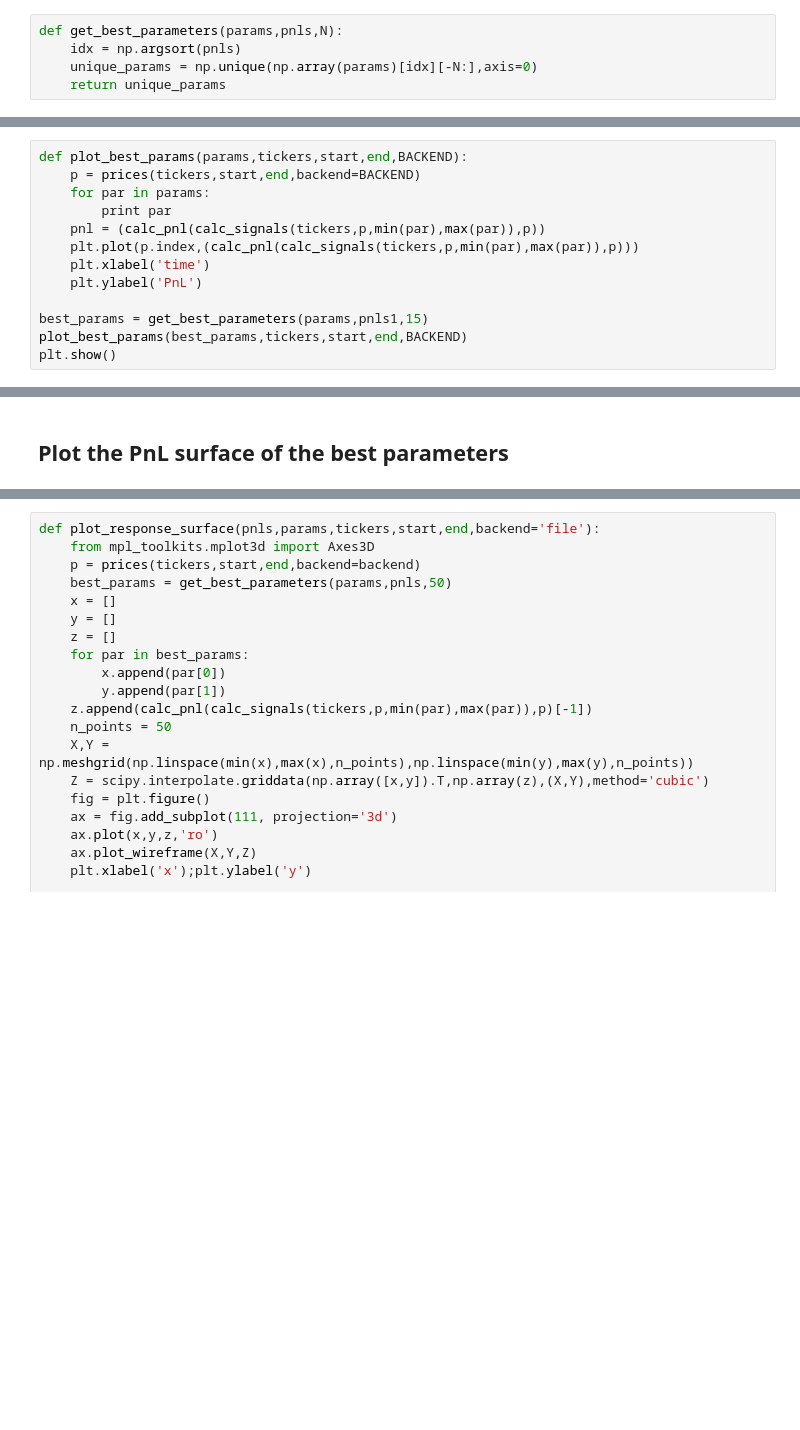
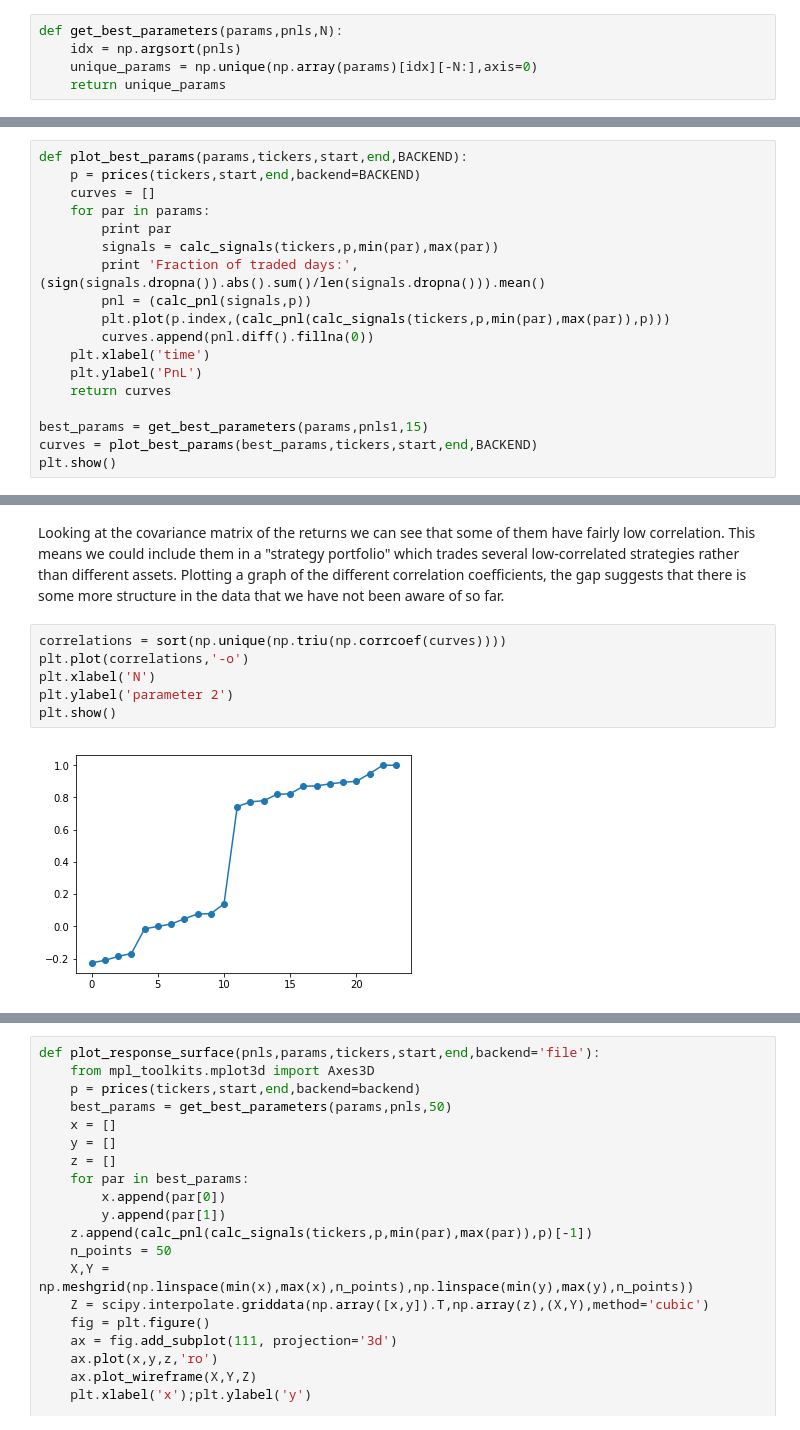
Before and after one commit to aaaquants/QuantBasics1-4, a Jupyter notebook: quant_basics.ipynb, the cells around one changed output, grey strips where cells are left out. Cells and saved outputs as stored; diff of their text form; blank space fills up the shorter version.

Commit message:
Adding traded day fractions

```diff
--- a/quant_basics.ipynb
+++ b/quant_basics.ipynb
@@ -414,15 +420,20 @@ def get_best_parameters(params,pnls,N):
 # %%
 def plot_best_params(params,tickers,start,end,BACKEND):
     p = prices(tickers,start,end,backend=BACKEND)
+    curves = []
     for par in params:
         print par
-	pnl = (calc_pnl(calc_signals(tickers,p,min(par),max(par)),p))
-	plt.plot(p.index,(calc_pnl(calc_signals(tickers,p,min(par),max(par)),p)))
+        signals = calc_signals(tickers,p,min(par),max(par))
+        print 'Fraction of traded days:',(sign(signals.dropna()).abs().sum()/len(signals.dropna())).mean()
+        pnl = (calc_pnl(signals,p))
+        plt.plot(p.index,(calc_pnl(calc_signals(tickers,p,min(par),max(par)),p)))
+        curves.append(pnl.diff().fillna(0))
     plt.xlabel('time')
     plt.ylabel('PnL')
+    return curves
 
 best_params = get_best_parameters(params,pnls1,15)
-plot_best_params(best_params,tickers,start,end,BACKEND)
+curves = plot_best_params(best_params,tickers,start,end,BACKEND)
 plt.show()
 # %% [output]
 [5 7]
@@ -435,3 +453,11 @@ plt.show()
 [figure]
-# %% [markdown]
-## Plot the PnL surface of the best parameters
+# %% [markdown]
+Looking at the covariance matrix of the returns we can see that some of them have fairly low correlation. This means we could include them in a "strategy portfolio" which trades several low-correlated strategies rather than different assets. Plotting a graph of the different correlation coefficients, the gap suggests that there is some more structure in the data that we have not been aware of so far.
+# %%
+correlations = sort(np.unique(np.triu(np.corrcoef(curves))))
+plt.plot(correlations,'-o')
+plt.xlabel('N')
+plt.ylabel('parameter 2')
+plt.show()
+# %% [output]
+[figure, added]
```
Also changed, not shown: parts of 7 cells of this notebook.
